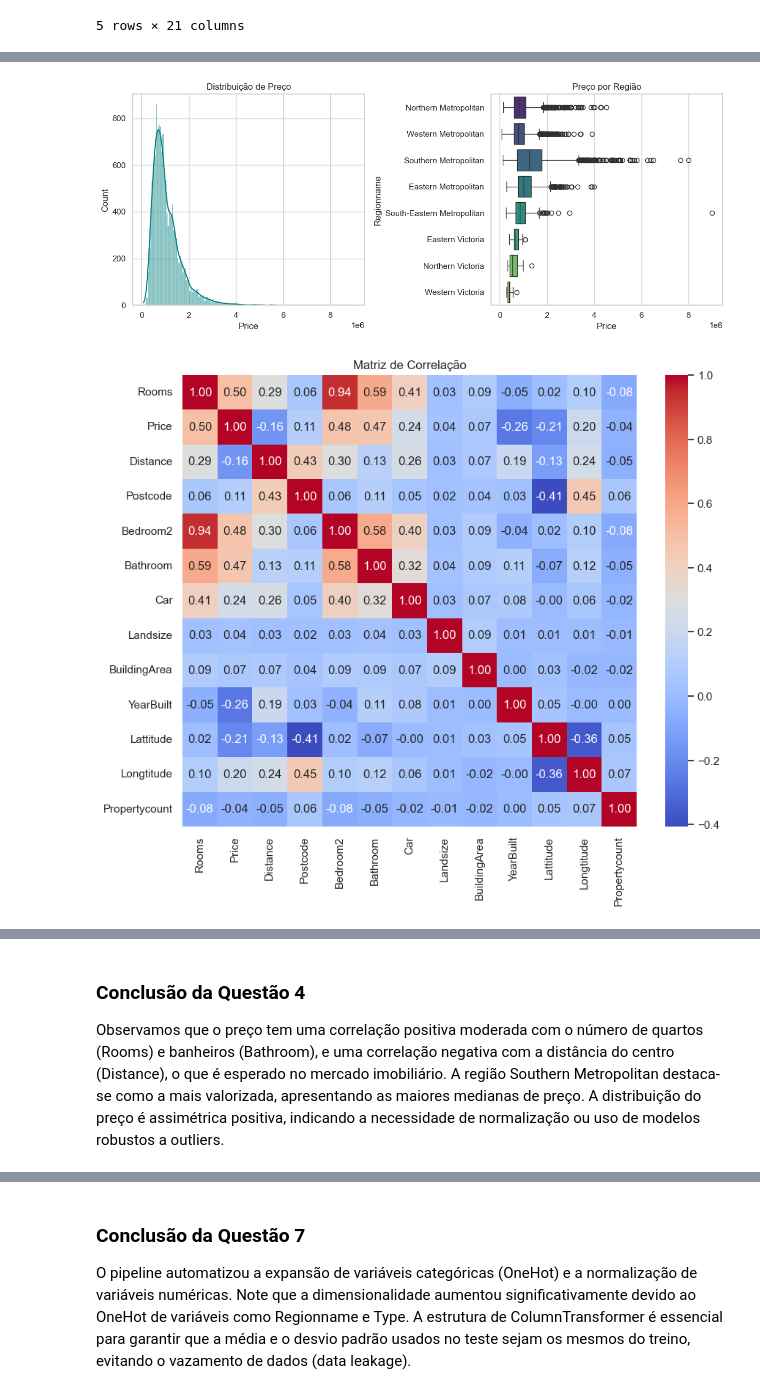
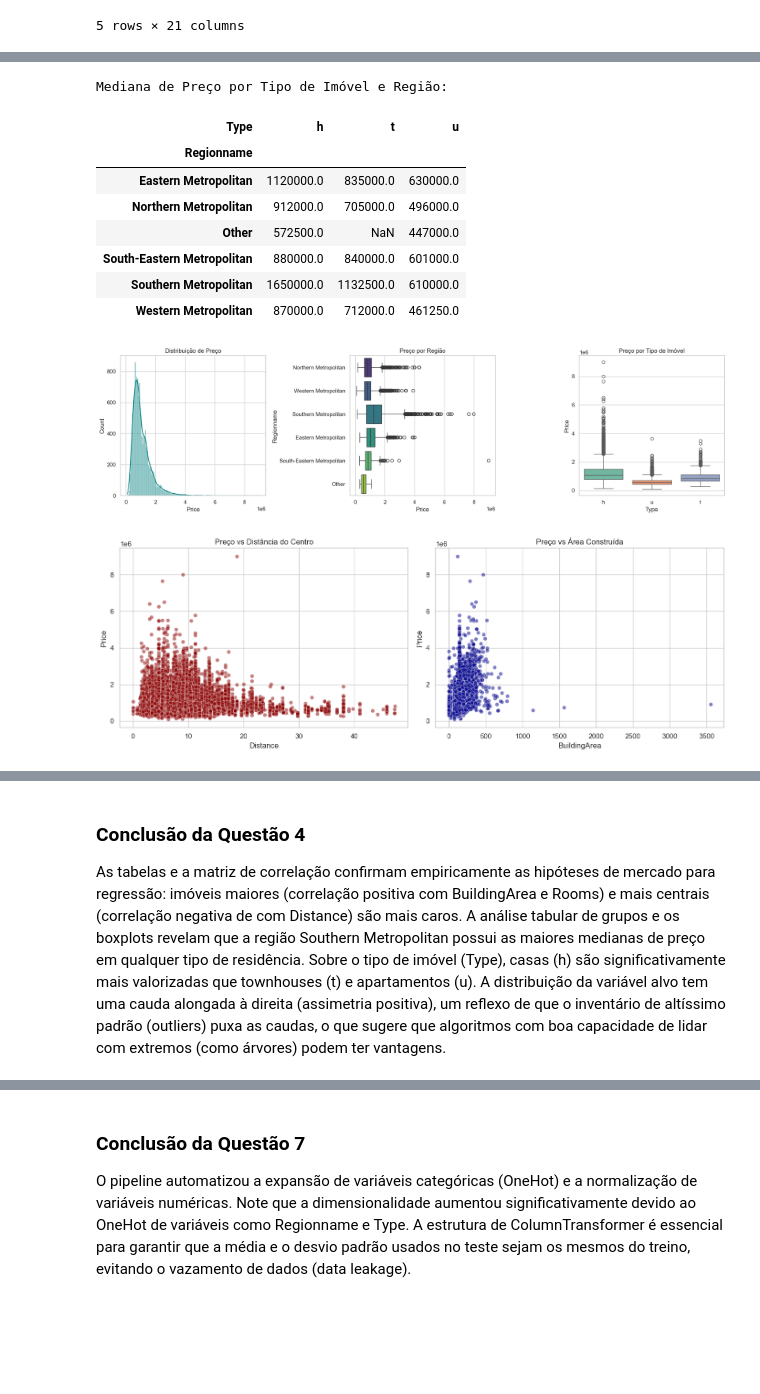
Before and after one commit to Kcodesufal/data-science-2026, a Jupyter notebook: lista 1/Lista 1.ipynb, the cells around one changed output, grey strips where cells are left out. Saved outputs shown, nothing was run; the diff lists cells and outputs as text; code cells hidden in the pictures; blank space fills up the shorter version.

```diff
--- a/lista 1/Lista 1.ipynb
+++ b/lista 1/Lista 1.ipynb
@@ -309,52 +334,39 @@ A EDA focou em entender os direcionadores do preço. Realizamos:
 Implemente abaixo o código da questão.
 # %%
-# 1. Distribuição do Preço
+#  Tabelas Consolidadas
+display(df_limpo[['Price', 'Rooms', 'Distance', 'BuildingArea']].describe().T)
 
-plt.figure(figsize=(12, 5))
+print("\nMediana de Preço por Tipo de Imóvel e Região:")
+tabela_grupos = df_limpo.groupby(['Regionname', 'Type'])['Price'].median().unstack()
+display(tabela_grupos)
 
-plt.subplot(1, 2, 1)
+# Visualizações: Distribuição e Boxplots Categóricos
+fig, axes = plt.subplots(1, 3, figsize=(18, 5))
+sns.histplot(df_limpo['Price'], kde=True, color='teal', ax=axes[0])
+axes[0].set_title('Distribuição de Preço')
 
-sns.histplot(df_limpo['Price'], kde=True, color='teal')
+sns.boxplot(x='Price', y='Regionname', data=df_limpo, palette='viridis', ax=axes[1])
+axes[1].set_title('Preço por Região')
 
-plt.title('Distribuição de Preço')
-
-
-
-# 2. Preço por Região
-
-plt.subplot(1, 2, 2)
-
-sns.boxplot(x='Price', y='Regionname', data=df_limpo, palette='viridis')
-
-plt.title('Preço por Região')
-
+sns.boxplot(x='Type', y='Price', data=df_limpo, palette='Set2', ax=axes[2])
+axes[2].set_title('Preço por Tipo de Imóvel')
 plt.tight_layout()
-
 plt.show()
 
+# Visualizações: Relações Contínuas (Hipóteses de Distância e Tamanho)
+fig, axes = plt.subplots(1, 2, figsize=(14, 5))
+sns.scatterplot(x='Distance', y='Price', data=df_limpo, alpha=0.5, color='darkred', ax=axes[0])
+axes[0].set_title('Preço vs Distância do Centro')
 
-
-# 3. Matriz de Correlação
-
-plt.figure(figsize=(10, 8))
-
-numeric_cols = df_limpo.select_dtypes(include=[np.number]).columns
-
-sns.heatmap(df_limpo[numeric_cols].corr(), annot=True, cmap='coolwarm', fmt='.2f')
-
-plt.title('Matriz de Correlação')
-
+sns.scatterplot(x='BuildingArea', y='Price', data=df_limpo, alpha=0.5, color='darkblue', ax=axes[1])
+axes[1].set_title('Preço vs Área Construída')
+plt.tight_layout()
 plt.show()
 
-
-
-# 4. Preço vs Quartos
-
-plt.figure(figsize=(8, 5))
-
-sns.lineplot(x='Rooms', y='Price', data=df_limpo)
-
-plt.title('Evolução do Preço por Número de Quartos')
-
+#  Matriz de Correlação
+plt.figure(figsize=(10, 8))
+numeric_cols = df_limpo.select_dtypes(include=[np.number]).columns
+sns.heatmap(df_limpo[numeric_cols].corr(), annot=True, cmap='coolwarm', fmt='.2f')
+plt.title('Matriz de Correlação')
 plt.show()
 # %% [output]
@@ -361,2 +378,11 @@ plt.show()
+Mediana de Preço por Tipo de Imóvel e Região:
+| Type | h | t | u |
+| Regionname |  |  |  |
+| Eastern Metropolitan | 1120000.0 | 835000.0 | 630000.0 |
+| Northern Metropolitan | 912000.0 | 705000.0 | 496000.0 |
+| Other | 572500.0 | NaN | 447000.0 |
+| South-Eastern Metropolitan | 880000.0 | 840000.0 | 601000.0 |
+| Southern Metropolitan | 1650000.0 | 1132500.0 | 610000.0 |
+| Western Metropolitan | 870000.0 | 712000.0 | 461250.0 |
-[figure, old version]
+[figure, new version]
-[figure, old version]
+[figure, new version]
@@ -364,7 +390,6 @@ plt.show()
 # %% [markdown]
 ### Conclusão da Questão 4
-
-Observamos que o preço tem uma correlação positiva moderada com o número de quartos (Rooms) e banheiros (Bathroom), e uma correlação negativa com a distância do centro (Distance), o que é esperado no mercado imobiliário. A região Southern Metropolitan destaca-se como a mais valorizada, apresentando as maiores medianas de preço. A distribuição do preço é assimétrica positiva, indicando a necessidade de normalização ou uso de modelos robustos a outliers.
+As tabelas e a matriz de correlação confirmam empiricamente as hipóteses de mercado para regressão: imóveis maiores (correlação positiva com BuildingArea e Rooms) e mais centrais (correlação negativa de com Distance) são mais caros. A análise tabular de grupos e os boxplots revelam que a região Southern Metropolitan possui as maiores medianas de preço em qualquer tipo de residência. Sobre o tipo de imóvel (Type), casas (h) são significativamente mais valorizadas que townhouses (t) e apartamentos (u). A distribuição da variável alvo tem uma cauda alongada à direita (assimetria positiva), um reflexo de que o inventário de altíssimo padrão (outliers) puxa as caudas, o que sugere que algoritmos com boa capacidade de lidar com extremos (como árvores) podem ter vantagens.
 # %% [markdown]
 ## Questão 5 – Associação entre variáveis
 
```
Also changed, not shown: parts of 27 cells of this notebook.
